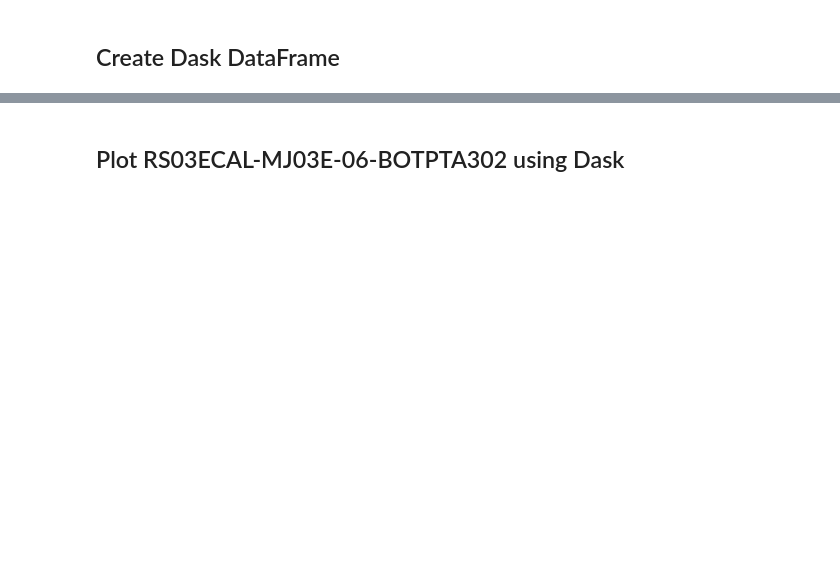
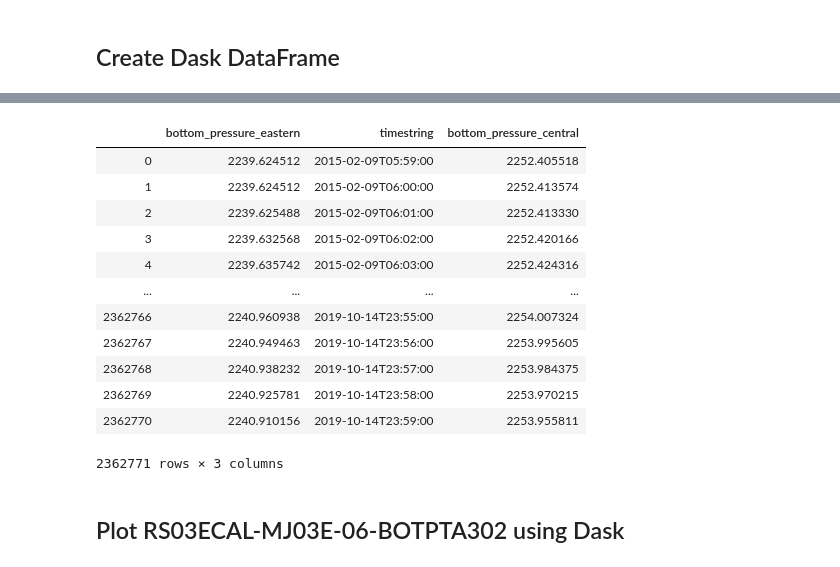
Before and after one commit to daxsoule/BOTPT, a Jupyter notebook: notebooks/examples_dax/dask_botpt_analyze.ipynb, the cells around one changed output, grey strips where cells are left out. Cells and saved outputs as stored; diff of their text form; code cells hidden in the pictures; blank space fills up the shorter version.

```diff
--- a/notebooks/examples_dax/dask_botpt_analyze.ipynb
+++ b/notebooks/examples_dax/dask_botpt_analyze.ipynb
@@ -86,0 +76,6 @@ Dask Name: describe-numeric, 6365 tasks
+# %%
+df1['timestring']=np.datetime_as_string(df1.index)
+df2['timestring']=np.datetime_as_string(df2.index)
+# %%
+df1['timestring']=df1['timestring'].str[:19]
+df2['timestring']=df2['timestring'].str[:19]
@@ -87,3 +98,19 @@ Dask Name: describe-numeric, 6365 tasks
+# %%
+pd.merge(df1,df2, on = 'timestring')
+# %% [output]
+|  | bottom_pressure_eastern | timestring | bottom_pressure_central |
+| 0 | 2239.624512 | 2015-02-09T05:59:00 | 2252.405518 |
+| 1 | 2239.624512 | 2015-02-09T06:00:00 | 2252.413574 |
+| 2 | 2239.625488 | 2015-02-09T06:01:00 | 2252.413330 |
+| 3 | 2239.632568 | 2015-02-09T06:02:00 | 2252.420166 |
+| 4 | 2239.635742 | 2015-02-09T06:03:00 | 2252.424316 |
+| ... | ... | ... | ... |
+| 2362766 | 2240.960938 | 2019-10-14T23:55:00 | 2254.007324 |
+| 2362767 | 2240.949463 | 2019-10-14T23:56:00 | 2253.995605 |
+| 2362768 | 2240.938232 | 2019-10-14T23:57:00 | 2253.984375 |
+| 2362769 | 2240.925781 | 2019-10-14T23:58:00 | 2253.970215 |
+| 2362770 | 2240.910156 | 2019-10-14T23:59:00 | 2253.955811 |
+2362771 rows × 3 columns
 # %% [markdown]
 ## Plot RS03ECAL-MJ03E-06-BOTPTA302 using Dask
 # %%
```
Also changed, not shown: parts of 20 cells of this notebook.
